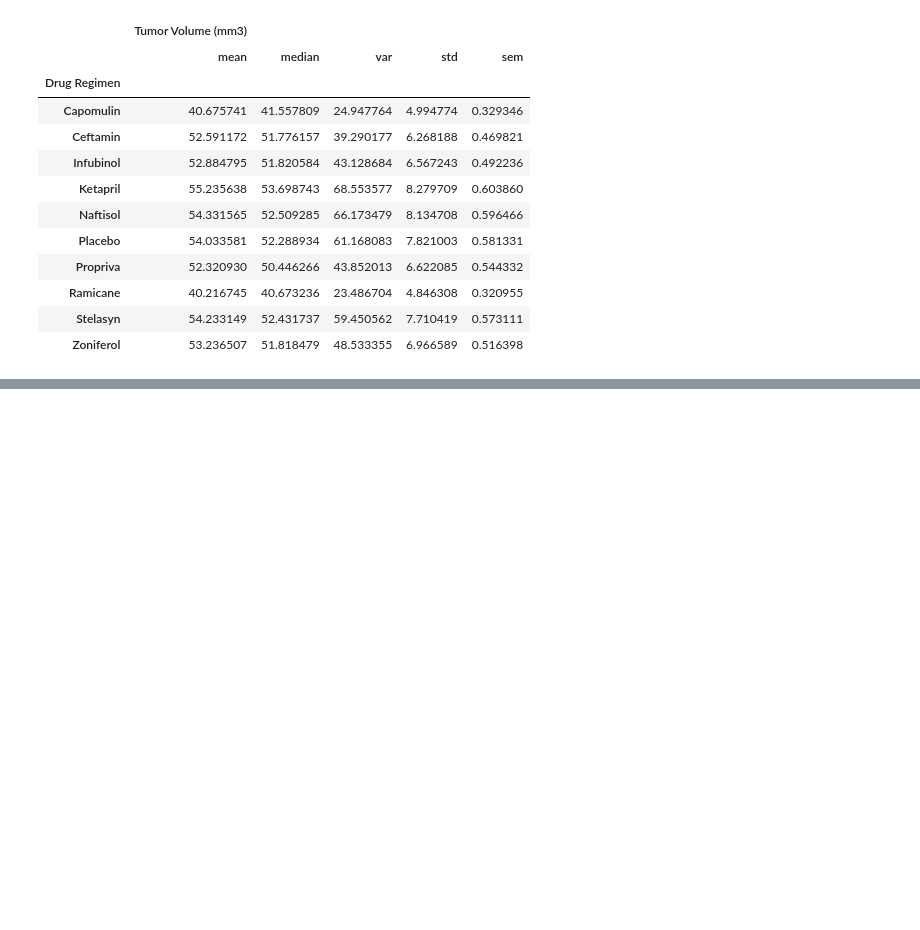
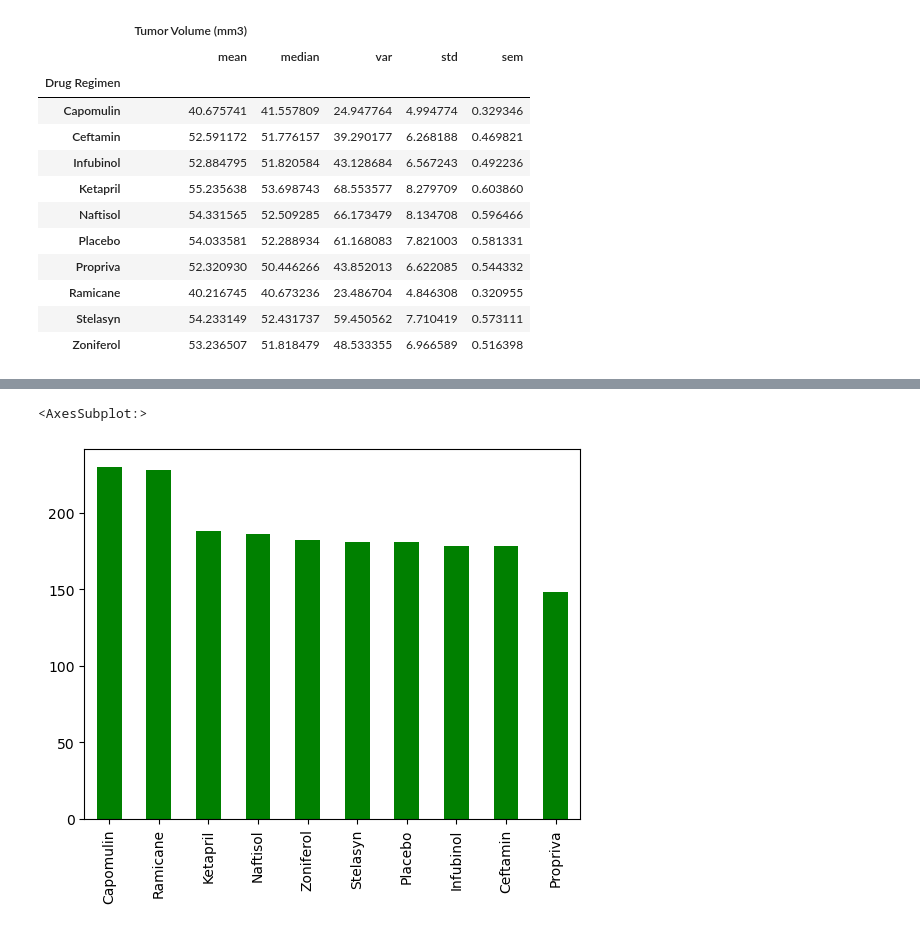
Before and after one commit to JDough89/Pymaceuticals, a Jupyter notebook: pymaceuticals.ipynb, the cells around one changed output, grey strips where cells are left out. Cells and saved outputs as stored; diff of their text form; code cells hidden in the pictures; blank space fills up the shorter version.

```diff
--- a/pymaceuticals.ipynb
+++ b/pymaceuticals.ipynb
@@ -100,3 +100,7 @@ summaryStatisticsTableAgg
 | Ramicane | 40.216745 | 40.673236 | 23.486704 | 4.846308 | 0.320955 |
 | Stelasyn | 54.233149 | 52.431737 | 59.450562 | 7.710419 | 0.573111 |
 | Zoniferol | 53.236507 | 51.818479 | 48.533355 | 6.966589 | 0.516398 |
+# %%
+#Determine the number of timepoints
+micePerRegimen=mouseStudyClean['Drug Regimen'].value_counts()
+micePerRegimen
@@ -103,2 +119,6 @@ summaryStatisticsTableAgg
 # %%
 # Generate a bar plot showing the total number of timepoints for all mice tested for each drug regimen using Pandas.
+micePerRegimen.plot.bar(color='g')
+# %% [output]
+<AxesSubplot:>
+[figure, added]
```
Also changed, not shown: parts of 1 cell of this notebook.
